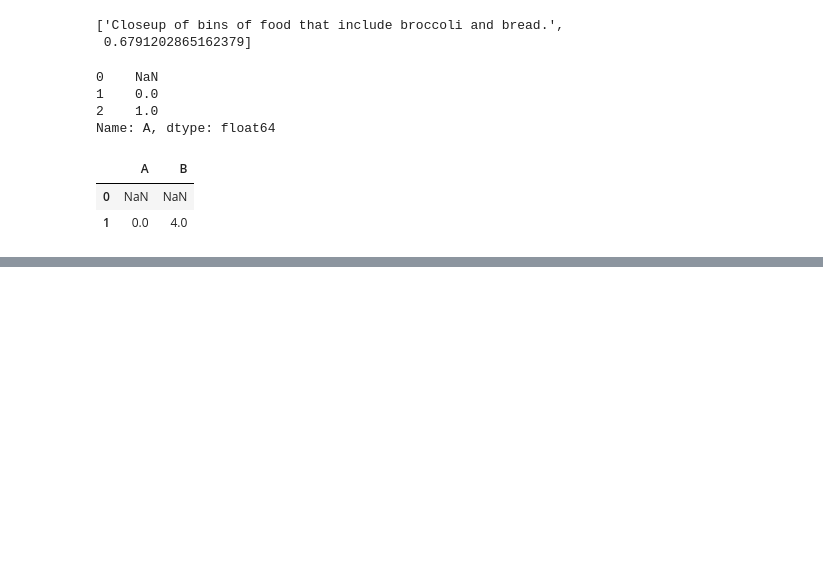
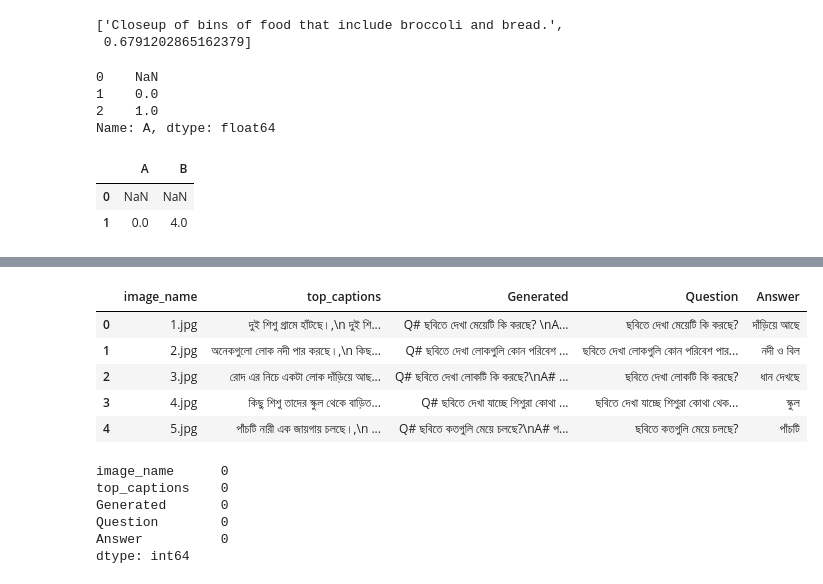
Before and after one commit to souroveskb/VQA, a Jupyter notebook: dataset_explore.ipynb, the cells around one changed output, grey strips where cells are left out. Saved outputs shown, nothing was run; the diff lists cells and outputs as text; code cells hidden in the pictures; blank space fills up the shorter version.

```diff
--- a/dataset_explore.ipynb
+++ b/dataset_explore.ipynb
@@ -104,0 +122,15 @@ df1
+# %%
+def split_qa_string(qa_string):
+    parts = qa_string.split('A#')
+    print(parts)
+    question = parts[0].replace('Q# ', '').strip().strip('",')
+    answer = parts[1].strip().strip('"')
+
+    if len(parts) != 2:
+        print((parts))
+        question2 = parts[2].replace('Q# ', '').strip().strip('",')
+        answer2 = parts[3].strip().strip('"')
+        # print(question2, answer2)
+    return [question, answer]
+# %%
+df['Generated_list'] = df['Generated'].apply(split_qa_string)
@@ -104,0 +155,18 @@ df1
+# %%
+df.head()
+# %% [output]
+|  | image_name | top_captions | Generated | Question | Answer |
+| 0 | 1.jpg | দুই শিশু গ্রামে হাঁটছে।,\n দুই শি... | Q# ছবিতে দেখা মেয়েটি কি করছে? \nA... | ছবিতে দেখা মেয়েটি কি করছে? | দাঁড়িয়ে আছে |
+| 1 | 2.jpg | অনেকগুলো লোক নদী পার করছে।,\n কিছ... | Q# ছবিতে দেখা লোকগুলি কোন পরিবেশ ... | ছবিতে দেখা লোকগুলি কোন পরিবেশ পার... | নদী ও বিল |
+| 2 | 3.jpg | রোদ এর নিচে একটা লোক দাঁড়িয়ে আছ... | Q# ছবিতে দেখা লোকটি কি করছে?\nA# ... | ছবিতে দেখা লোকটি কি করছে? | ধান দেখছে |
+| 3 | 4.jpg | কিছু শিশু তাদের স্কুল থেকে বাড়িত... | Q# ছবিতে দেখা যাচ্ছে শিশুরা কোথা ... | ছবিতে দেখা যাচ্ছে শিশুরা কোথা থেক... | স্কুল |
+| 4 | 5.jpg | পাঁচটি নারী এক জায়গায় চলছে।,\n ... | Q# ছবিতে কতগুলি মেয়ে চলছে?\nA# প... | ছবিতে কতগুলি মেয়ে চলছে? | পাঁচটি |
+# %%
+df.isna().sum()
+# %% [output]
+image_name      0
+top_captions    0
+Generated       0
+Question        0
+Answer          0
+dtype: int64
```
Also changed, not shown: parts of 7 cells of this notebook, 1 other file.
